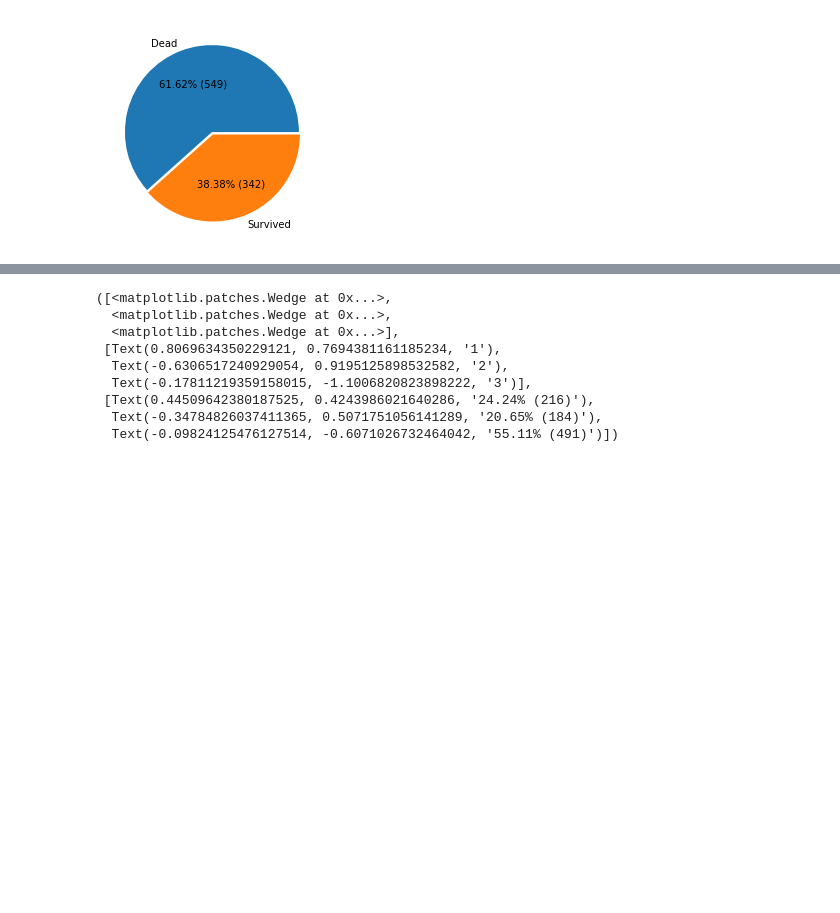
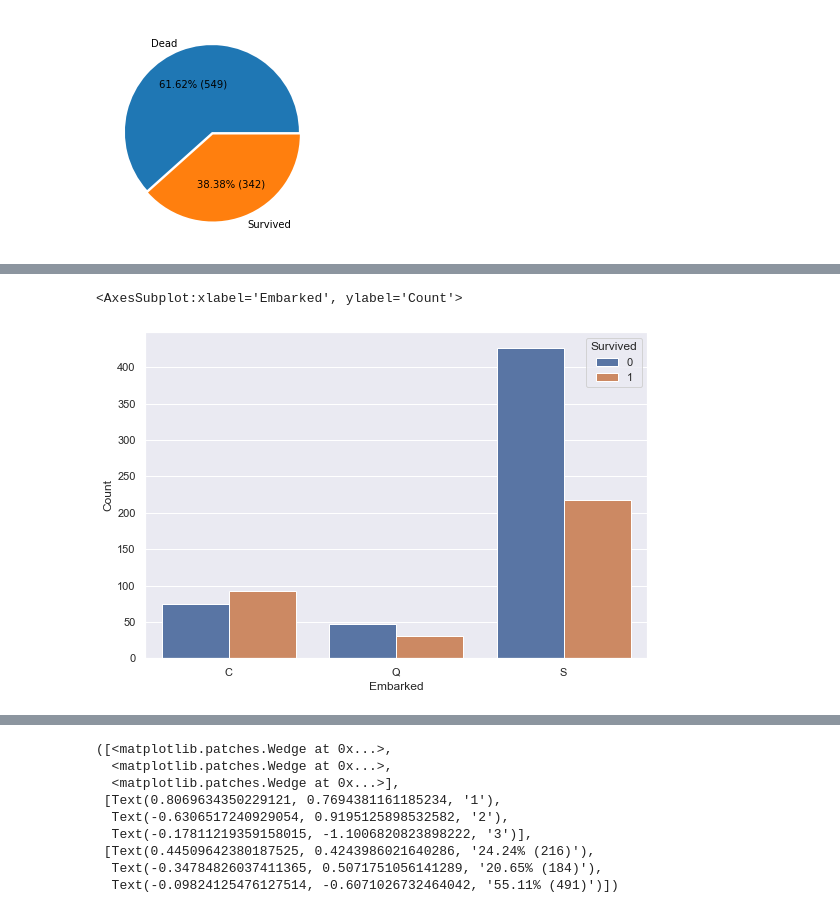
Before and after one commit to Porpoising/home_tasks, a Jupyter notebook: Pets/titanic/EDA.ipynb, the cells around one changed output, grey strips where cells are left out. Cells and saved outputs as stored; diff of their text form; code cells hidden in the pictures; blank space fills up the shorter version.

```diff
--- a/Pets/titanic/EDA.ipynb
+++ b/Pets/titanic/EDA.ipynb
@@ -53,0 +72,10 @@ plt.pie(x=surv_count['Count'],
+# %%
+embarked_surv = titanic_train.groupby(['Survived', 'Embarked'], as_index=False)\
+        .agg({'Name': 'count'})\
+        .rename(columns={'Name': 'Count'})
+
+sns.set(rc={'figure.figsize': (9, 6)})
+sns.barplot(x='Embarked', y='Count', hue='Survived', data=embarked_surv)
+# %% [output]
+<AxesSubplot:xlabel='Embarked', ylabel='Count'>
+[figure, added]
```
Also changed, not shown: parts of 19 cells of this notebook.
